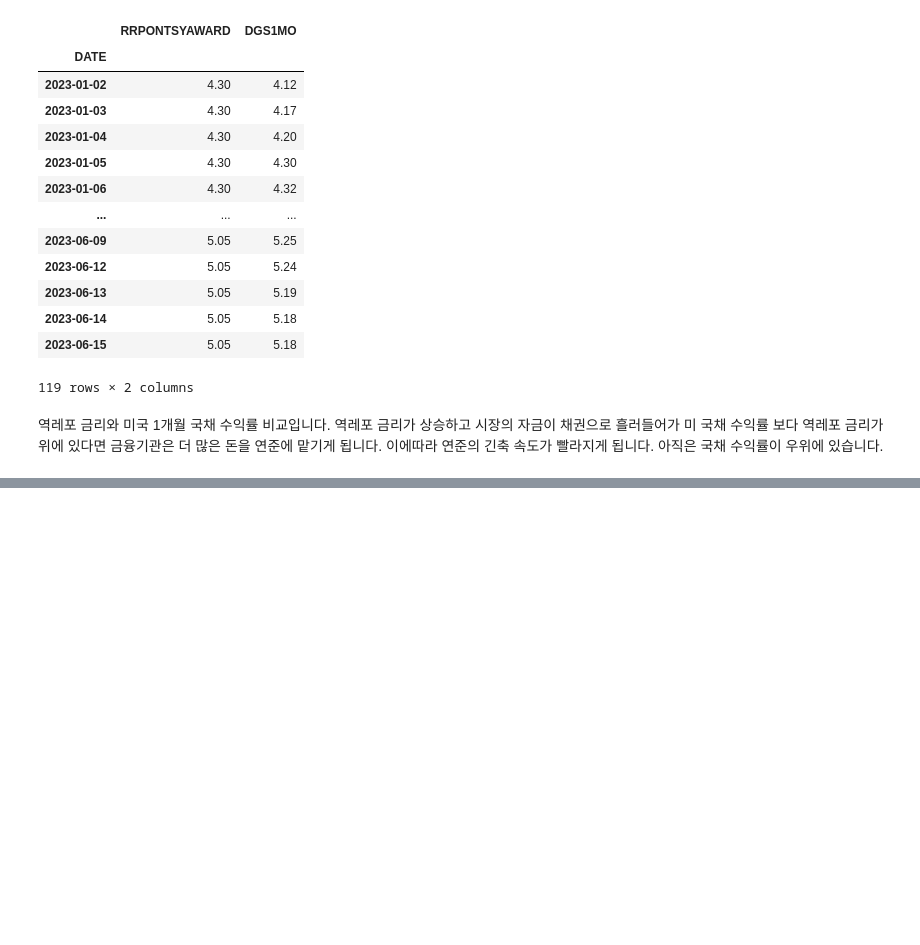
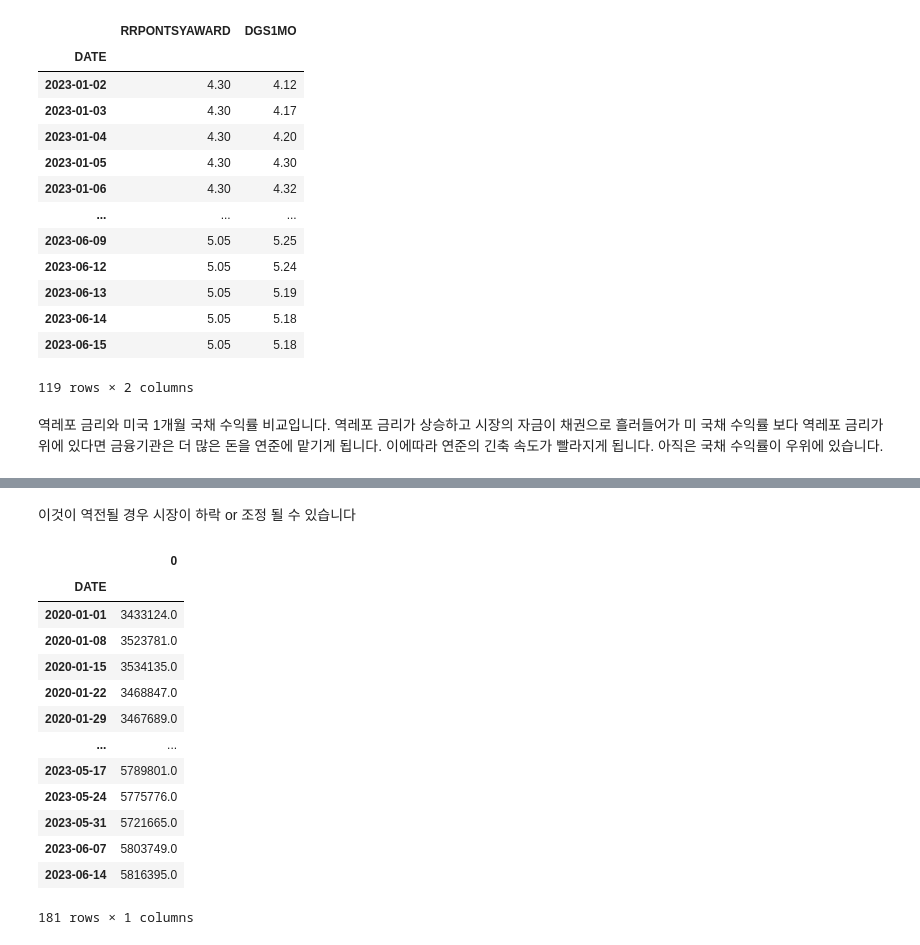
Before and after one commit to hojune2/_investment, a Jupyter notebook: macro.ipynb, the cells around one changed output, grey strips where cells are left out. Cells and saved outputs as stored; diff of their text form; code cells hidden in the pictures; blank space fills up the shorter version.

```diff
--- a/macro.ipynb
+++ b/macro.ipynb
@@ -95,0 +93,2 @@ NameError: name 'ᄋ' is not defined
+# %% [markdown]
+이것이 역전될 경우 시장이 하락 or 조정 될 수 있습니다
@@ -95,0 +103,17 @@ NameError: name 'ᄋ' is not defined
+# %%
+pd.DataFrame(liq)
+# %% [output]
+|  | 0 |
+| DATE |  |
+| 2020-01-01 | 3433124.0 |
+| 2020-01-08 | 3523781.0 |
+| 2020-01-15 | 3534135.0 |
+| 2020-01-22 | 3468847.0 |
+| 2020-01-29 | 3467689.0 |
+| ... | ... |
+| 2023-05-17 | 5789801.0 |
+| 2023-05-24 | 5775776.0 |
+| 2023-05-31 | 5721665.0 |
+| 2023-06-07 | 5803749.0 |
+| 2023-06-14 | 5816395.0 |
+181 rows × 1 columns
```
Also changed, not shown: parts of 11 cells of this notebook.
